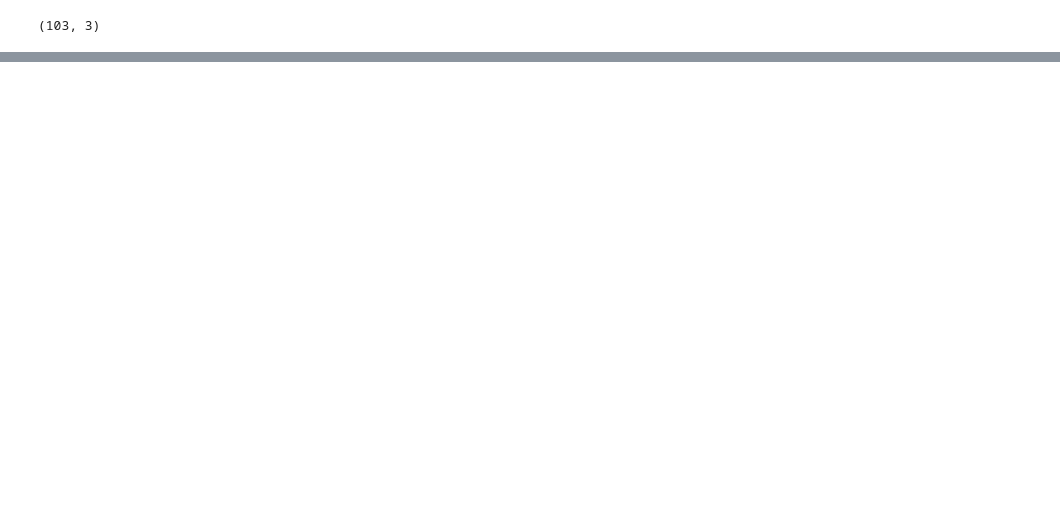
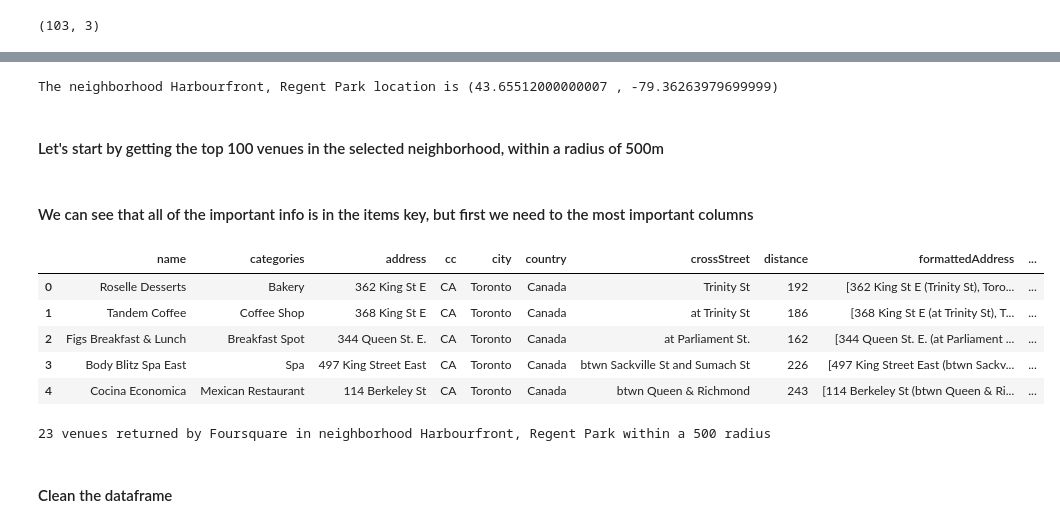
Before and after one commit to rjenes/machine-learning, a Jupyter notebook: NeighBorhoods_Toronto.ipynb, the cells around one changed output, grey strips where cells are left out. Cells and saved outputs as stored; diff of their text form; code cells hidden in the pictures; blank space fills up the shorter version.

```diff
--- a/NeighBorhoods_Toronto.ipynb
+++ b/NeighBorhoods_Toronto.ipynb
@@ -146,0 +350,64 @@ df_final.shape
+# %%
+neighborhood_latitude=df_final.loc[0,'Latitude']
+neighborhood_longitude=df_final.loc[0,'Longitude']
+neighborhood_name=df_final.loc[0,'Neighborhood']
+
+print('The neighborhood {} location is ({} , {})'.format(neighborhood_name,neighborhood_latitude,neighborhood_longitude))
+# %% [output]
+The neighborhood Harbourfront, Regent Park location is (43.65512000000007 , -79.36263979699999)
+# %% [markdown]
+#### Let's start by getting the top 100 venues in the selected neighborhood, within a radius of 500m
+# %%
+# initialize the needed variables
+LIMIT=100
+radius=500
+
+url = 'https://api.foursquare.com/v2/venues/explore?&client_id={}&client_secret={}&v={}&ll={},{}&radius={}&limit={}'.format(
+    CLIENT_ID,
+    CLIENT_SECRET,
+    VERSION,
+    neighborhood_latitude,
+    neighborhood_longitude,
+    radius,
+    LIMIT)
+# %%
+results=requests.get(url).json()
+#results
+# %% [markdown]
+#### We can see that all of the important info is in the items key, but first we need to the most important columns
+# %%
+# function that extracts the category of the venue
+def get_category(row):
+    try:
+        category = row['categories']
+    except:
+        category = row['venue.categories']
+
+    if len(category) == 0:
+        return None
+    else:
+        return category[0]['name']
+# %%
+# fetch the important info from the json file
+venues = results ['response']['groups'][0]['items']
+# transform venues into a dataframe
+df_filt = json_normalize(venues)
+filter_col = ['venue.name','venue.categories']+[col for col in df_filt.columns if col.startswith('venue.location.')] + ['venue.id']
+df_filtered = df_filt.loc[:,filter_col]
+
+df_filtered['venue.categories'] = df_filtered.apply(get_category,axis=1)
+df_filtered.columns = [column.split('.')[-1] for column in df_filtered.columns]
+df_filtered.head()
+# %% [output]
+|  | name | categories | address | cc | city | country | crossStreet | distance | formattedAddress | ... |
+| 0 | Roselle Desserts | Bakery | 362 King St E | CA | Toronto | Canada | Trinity St | 192 | [362 King St E (Trinity St), Toro... | ... |
+| 1 | Tandem Coffee | Coffee Shop | 368 King St E | CA | Toronto | Canada | at Trinity St | 186 | [368 King St E (at Trinity St), T... | ... |
+| 2 | Figs Breakfast & Lunch | Breakfast Spot | 344 Queen St. E. | CA | Toronto | Canada | at Parliament St. | 162 | [344 Queen St. E. (at Parliament ... | ... |
+| 3 | Body Blitz Spa East | Spa | 497 King Street East | CA | Toronto | Canada | btwn Sackville St and Sumach St | 226 | [497 King Street East (btwn Sackv... | ... |
+| 4 | Cocina Economica | Mexican Restaurant | 114 Berkeley St | CA | Toronto | Canada | btwn Queen & Richmond | 243 | [114 Berkeley St (btwn Queen & Ri... | ... |
+# %%
+print('{} venues returned by Foursquare in neighborhood {} within a {} radius'.format(df_filtered.shape[0],df_final['Neighborhood'][0],radius))
+# %% [output]
+23 venues returned by Foursquare in neighborhood Harbourfront, Regent Park within a 500 radius
+# %% [markdown]
+#### Clean the dataframe
```
Also changed, not shown: parts of 92 cells of this notebook.
